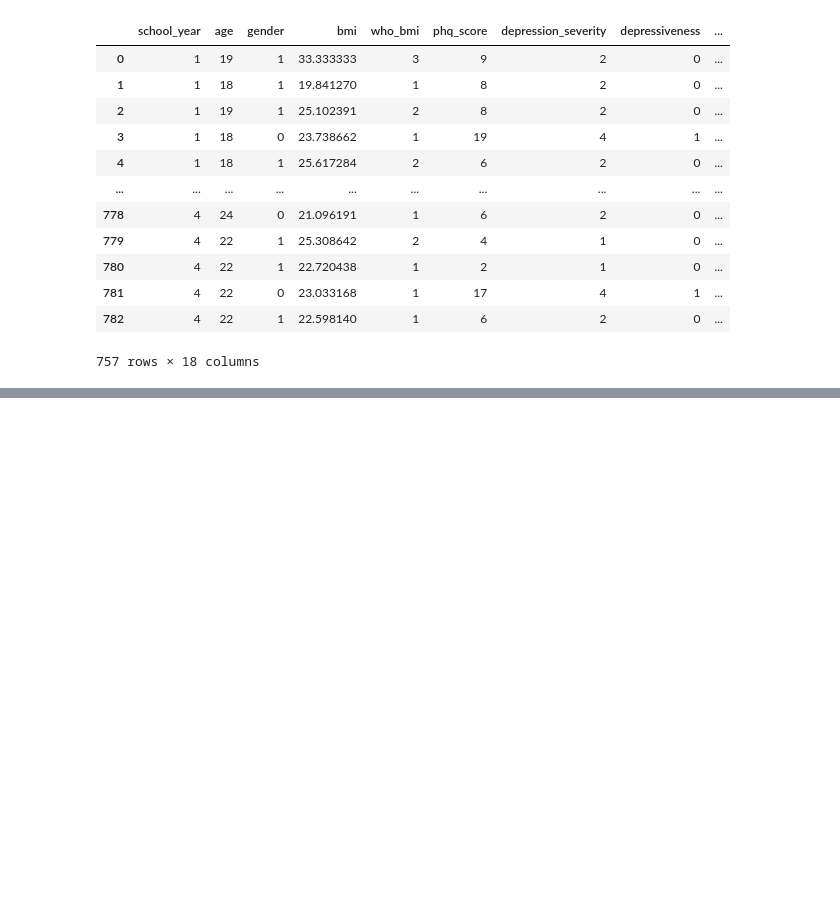
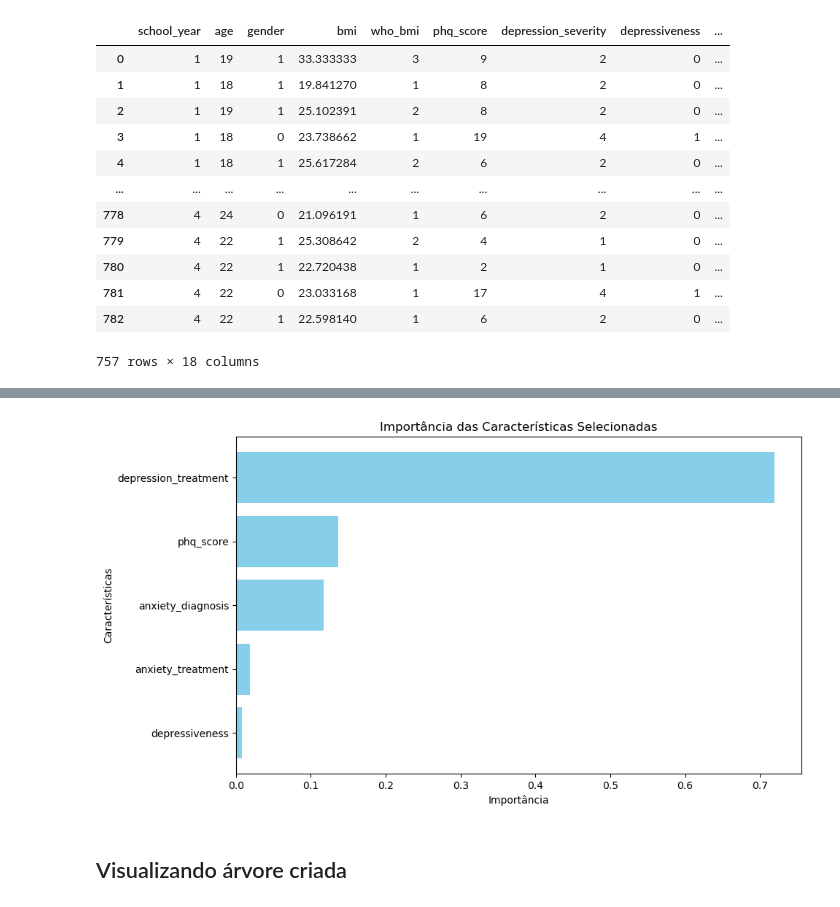
Before and after one commit to WesleydosSantos/machine-learning-tecnicas, a Jupyter notebook: Modelos/decision_tree.ipynb, the cells around one changed output, grey strips where cells are left out. Cells and saved outputs as stored; diff of their text form; code cells hidden in the pictures; blank space fills up the shorter version.

Commit message:
restructuring and making corrections to training

```diff
--- a/Modelos/decision_tree.ipynb
+++ b/Modelos/decision_tree.ipynb
@@ -385,0 +446,8 @@ graph.render("tree_output_5_feature_selected_max_depth_3")
+# %%
+selector = SelectKBest(score_func = f_classif, k=5)
+X_train_selected = selector.fit_transform(X_train, y_train)
+X_test_selected = selector.transform(X_test)
+
+view_features = X.columns[selector.get_support()]
+
+print("Características selecionadas:\n", view_features)
@@ -385,0 +461,4 @@ graph.render("tree_output_5_feature_selected_max_depth_3")
+# %%
+X_train_balanced_selected, y_train_balanced_selected = smote.fit_resample(X_train_selected, y_train)
+
+print(f"Distribuição das classes após SMOTE: {Counter(y_train_balanced_selected)}")
@@ -385,0 +469,2 @@ graph.render("tree_output_5_feature_selected_max_depth_3")
+# %%
+decision_tree.fit(X_train_balanced_selected, y_train_balanced_selected)
@@ -385,0 +500,15 @@ graph.render("tree_output_5_feature_selected_max_depth_3")
+# %%
+feature_importances = decision_tree.feature_importances_
+
+# Organizando em um DataFrame para melhor visualização
+features_df = pd.DataFrame({
+    'Feature': view_features,
+    'Importance': feature_importances
+})
+
+# Ordenando pela importância em ordem decrescente
+features_df = features_df.sort_values(by='Importance', ascending=False)
+
+# Exibindo as importantes segundo o critério default Gini da Decision Tree
+print("Nível de importância das características:")
+print(features_df)
@@ -385,0 +523,13 @@ graph.render("tree_output_5_feature_selected_max_depth_3")
+# %%
+#gráfico de importância de features para o modelo
+plt.figure(figsize=(10, 6))
+plt.barh(features_df['Feature'], features_df['Importance'], color='skyblue')
+plt.xlabel('Importância')
+plt.ylabel('Características')
+plt.title('Importância das Características Selecionadas')
+plt.gca().invert_yaxis()
+plt.show()
+# %% [output]
+[figure, added]
+# %% [markdown]
+## Visualizando árvore criada
```
Also changed, not shown: parts of 82 cells of this notebook.
